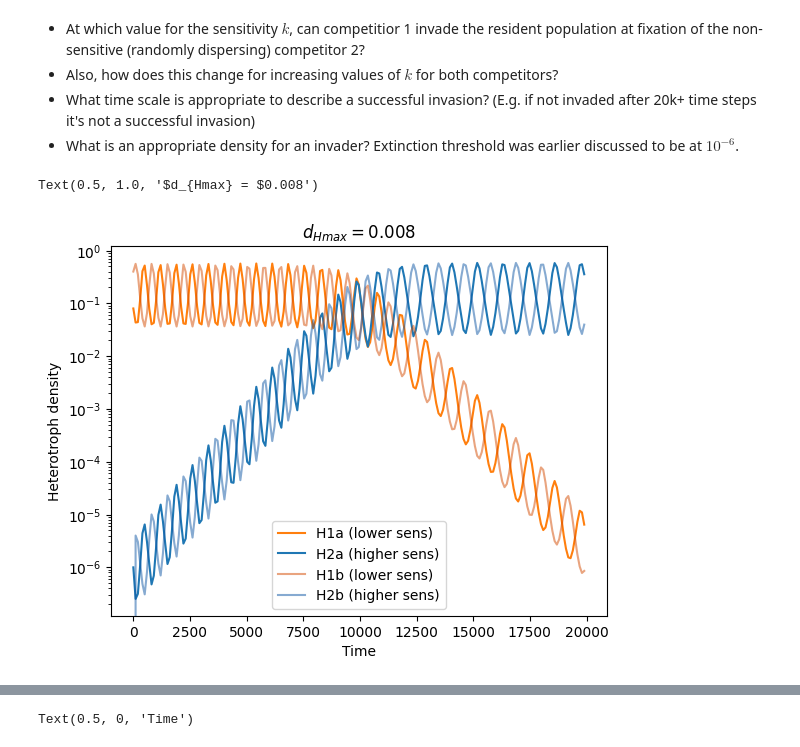
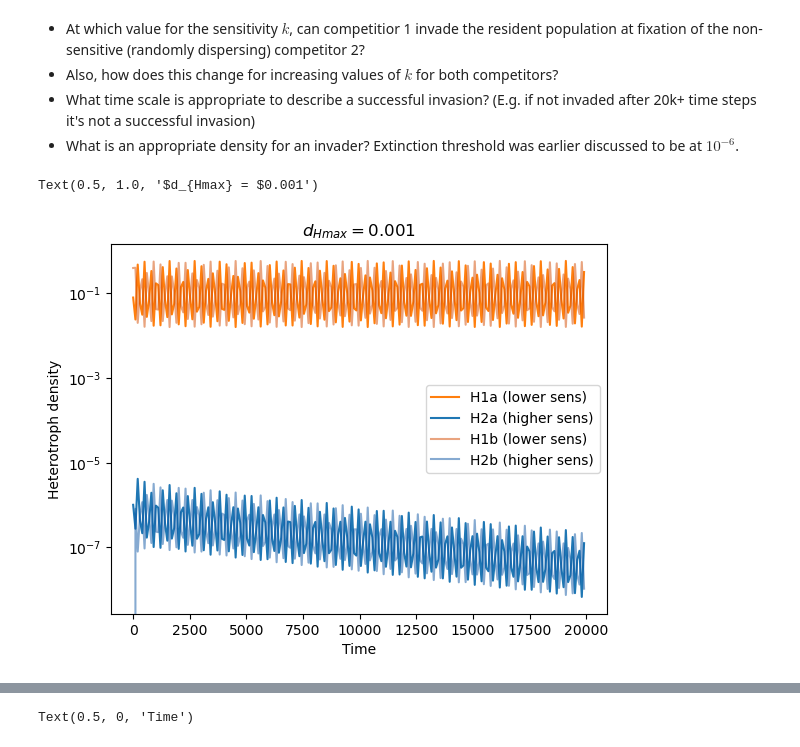
Before and after one commit to rbnmj/turingmodel, a Jupyter notebook: main.ipynb, the cells around one changed output, grey strips where cells are left out. Drawn from its saved outputs; the diff is of its cells as text; code cells hidden in the pictures.

```diff
--- a/main.ipynb
+++ b/main.ipynb
@@ -690,28 +690,28 @@ plt.legend()
 # %%
 t_end = 20000
 number_steps = 200
 t = np.linspace(0, t_end, number_steps)
-k_1 = 0.1 # 2
-k_2 = 5 # 0
-d_Hmax1 = 0.008
-d_Hmax2 = 0.008
+k_1 = 10 # 2
+k_2 = 1 # 0
+d_Hmax1 = 10**-3
+d_Hmax2 = 10**-3
 #var = [N_a, N_b, A_a, A_b, H_1a, H_1b, H_2a, H_2b]
 #var0 = [2, 2.5, 2.5, 2, 0, 0, 0.4, 0.08, 0, 0, 0, 0, 0, 0]
 var0 = [2, 2.5, 2.5, 2, 0.08, 0.4, 10**-6, 0, 0, 0, 0, 0, 0, 0]
 #plt.figure(figsize=(8,8))
 var = []
 model = tm(var0, t, k_1, k_2, d_Hmax1, d_Hmax2)
 var = integ.odeint(tm.equations_wrapper, var0, t, args=(model,))
 
 plt.plot(t[-25000:-1], (var[-25000:-1:, 4]),label="H1a (lower sens)", color="#FF7F0E")
 plt.plot(t[-25000:-1], (var[-25000:-1:, 6]), label="H2a (higher sens)", color="#1F77B4")
 plt.plot(t[-25000:-1], (var[-25000:-1:, 5]),label="H1b (lower sens)", color="#D44B00", alpha = 0.5)
 plt.plot(t[-25000:-1], (var[-25000:-1:, 7]), label="H2b (higher sens)", color="#0F57A4", alpha = 0.5)
 plt.yscale("log")
 plt.legend()
 plt.xlabel("Time")
 plt.ylabel("Heterotroph density")
 plt.title("$d_{Hmax} = $" + str(d_Hmax1))
 # %% [output]
-Text(0.5, 1.0, '$d_{Hmax} = $0.008')
+Text(0.5, 1.0, '$d_{Hmax} = $0.001')
-[figure, old version]
+[figure, new version]
```
Also changed, not shown: parts of 5 cells of this notebook, 20 other files.
